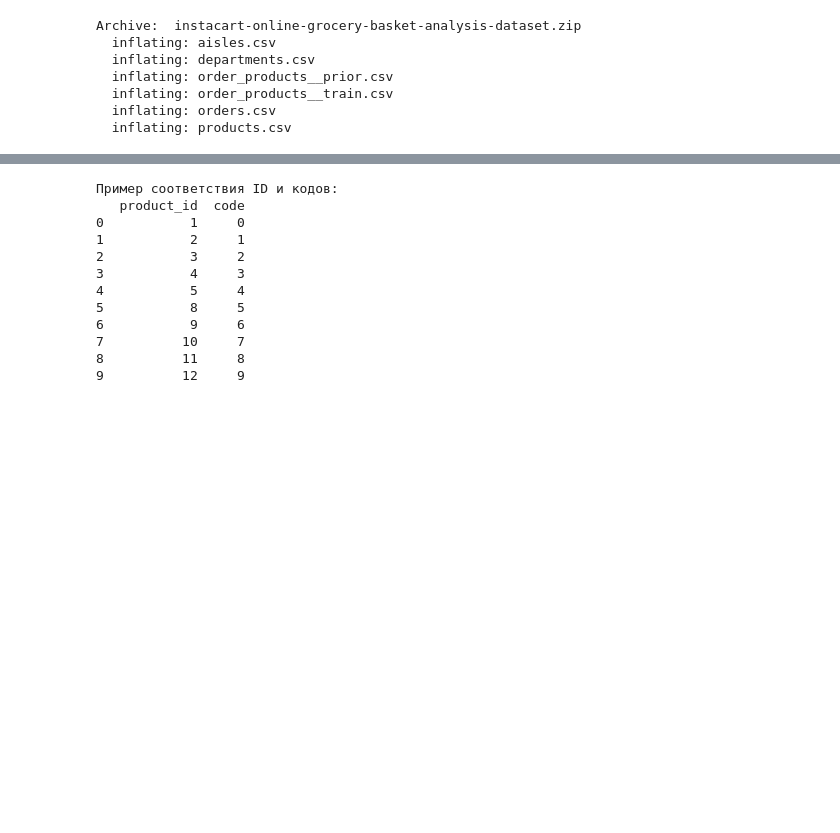
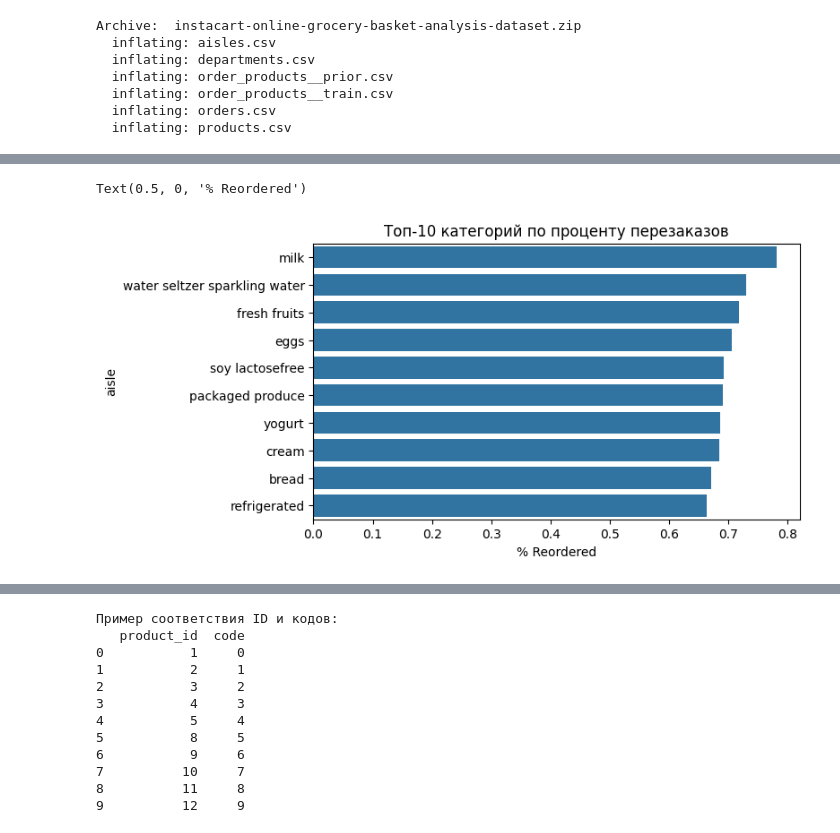
Before and after one commit to dpGorbunov/mfdp, a Jupyter notebook: Урок 4. Формулируем задачу в терминах ML.ipynb, the cells around one changed output, grey strips where cells are left out. Saved outputs shown, nothing was run; the diff lists cells and outputs as text; code cells hidden in the pictures; blank space fills up the shorter version.

```diff
--- a/Урок 4. Формулируем задачу в терминах ML.ipynb
+++ b/Урок 4. Формулируем задачу в терминах ML.ipynb
@@ -647,0 +312,9 @@ coverage: 0.0697
+# %%
+reorder_by_aisle = full_prior.groupby('aisle')['reordered'].mean().sort_values(ascending=False).head(10)
+plt.figure(figsize=(7, 4))
+sns.barplot(x=reorder_by_aisle.values, y=reorder_by_aisle.index)
+plt.title('Топ-10 категорий по проценту перезаказов')
+plt.xlabel('% Reordered')
+# %% [output]
+Text(0.5, 0, '% Reordered')
+[figure, added]
```
Also changed, not shown: parts of 73 cells of this notebook.
